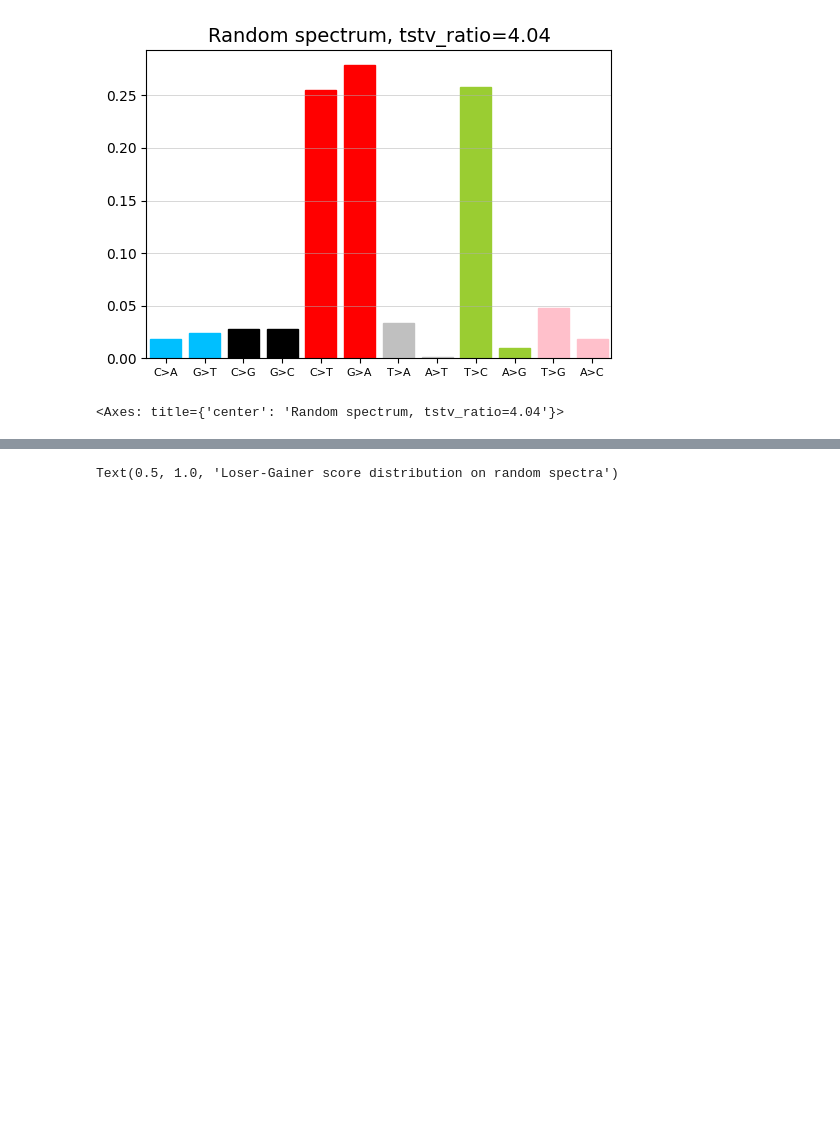
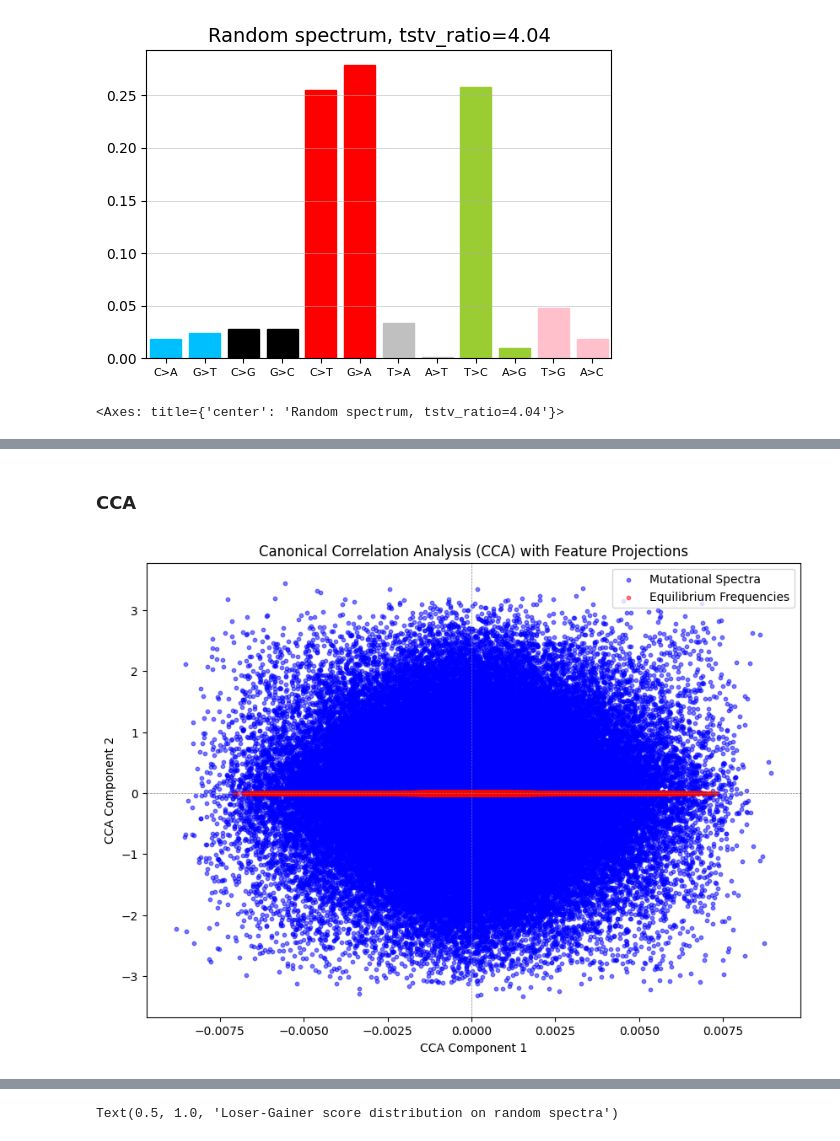
Before and after one commit to mitoclub/RNAViralMutSpec, a Jupyter notebook: global_thrend/random_spectra_thrend.ipynb, the cells around one changed output, grey strips where cells are left out. Cells and saved outputs as stored; diff of their text form; code cells hidden in the pictures; blank space fills up the shorter version.

```diff
--- a/global_thrend/random_spectra_thrend.ipynb
+++ b/global_thrend/random_spectra_thrend.ipynb
@@ -84,0 +162,33 @@ looser_gainer_score = pd.concat(looser_gainer_score, ignore_index=False)
+# %% [markdown]
+### CCA
+# %%
+from sklearn.cross_decomposition import CCA
+
+# Prepare data for CCA
+X = random_ms_wide.values
+Y = random_eq_freqs.loc[random_ms_wide.index.get_level_values('replica')].values
+
+# Perform CCA
+cca = CCA(n_components=2)
+X_c, Y_c = cca.fit_transform(X, Y)
+
+# Plot the results
+plt.figure(figsize=(10, 7))
+plt.scatter(X_c[:, 0], X_c[:, 1], alpha=0.5, label='Mutational Spectra', c='blue', s=10)
+plt.scatter(Y_c[:, 0], Y_c[:, 1], alpha=0.5, label='Equilibrium Frequencies', c='red', s=10)
+
+# # Add feature projections
+# for i, (x_coef, y_coef) in enumerate(zip(cca.x_weights_[:, 0], cca.y_weights_[:, 0])):
+#     plt.arrow(0, 0, x_coef, y_coef, color='green', alpha=0.5, head_width=0.02)
+#     plt.text(x_coef * 1.1, y_coef * 1.1, random_ms_wide.columns[i], color='green', fontsize=8)
+
+# Add axis labels and title
+plt.xlabel('CCA Component 1')
+plt.ylabel('CCA Component 2')
+plt.title('Canonical Correlation Analysis (CCA) with Feature Projections')
+plt.axhline(0, color='gray', linestyle='--', linewidth=0.5)
+plt.axvline(0, color='gray', linestyle='--', linewidth=0.5)
+plt.legend()
+plt.show()
+# %% [output]
+[figure, added]
```
Also changed, not shown: parts of 18 cells of this notebook, 1 other file.
